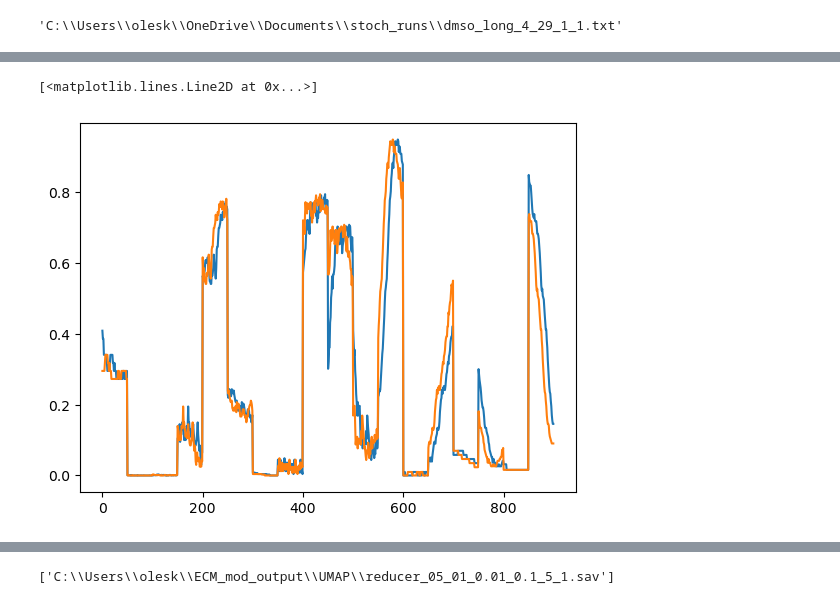
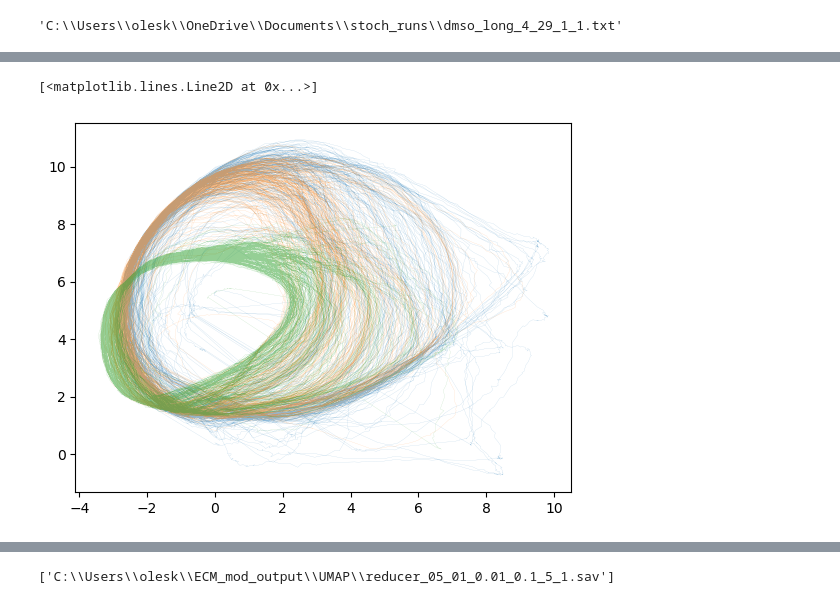
Before and after one commit to QuLab-VU/ECM_cell_cycle_model, a Jupyter notebook: umap_window/createReducerandPlot.ipynb, the cells around one changed output, grey strips where cells are left out. Saved outputs shown, nothing was run; the diff lists cells and outputs as text; code cells hidden in the pictures.

```diff
--- a/umap_window/createReducerandPlot.ipynb
+++ b/umap_window/createReducerandPlot.ipynb
@@ -184,7 +169,8 @@ plt.scatter(embedding_all_prot[76985,0], embedding_all_prot[76985,1], c='red')
-# %%
-fig = plt.figure()
-plt.plot(all_prot_tmp[10000,:])
-plt.plot(all_prot_tmp[10001,:])
-# %% [output]
-[<matplotlib.lines.Line2D at 0x...>]
-[figure, removed]
+# %%
+fig = plt.figure()
+plt.plot(embedding_all_prot[0*24981:1*24981,0], embedding_all_prot[0*24981:1*24981,1], lw=0.1, alpha=0.5)
+plt.plot(embedding_all_prot[1*24981:2*24981,0], embedding_all_prot[1*24981:2*24981,1], lw=0.1, alpha=0.5)
+plt.plot(embedding_all_prot[2*24981:3*24981,0], embedding_all_prot[2*24981:3*24981,1], lw=0.1, alpha=0.5)
+# %% [output]
+[<matplotlib.lines.Line2D at 0x...>]
+[figure, added]
```
Also changed, not shown: parts of 12 cells of this notebook, 18 other files.
